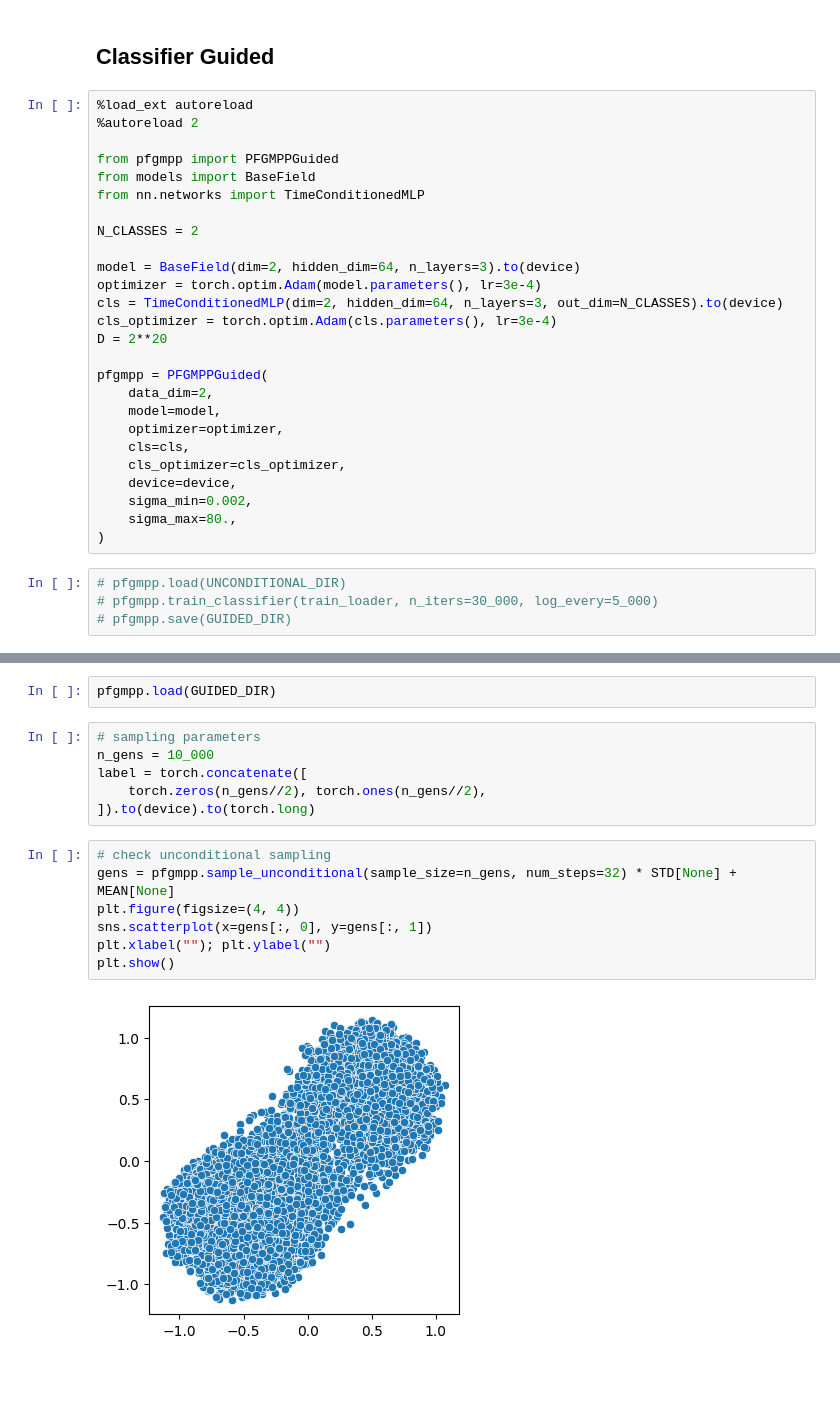
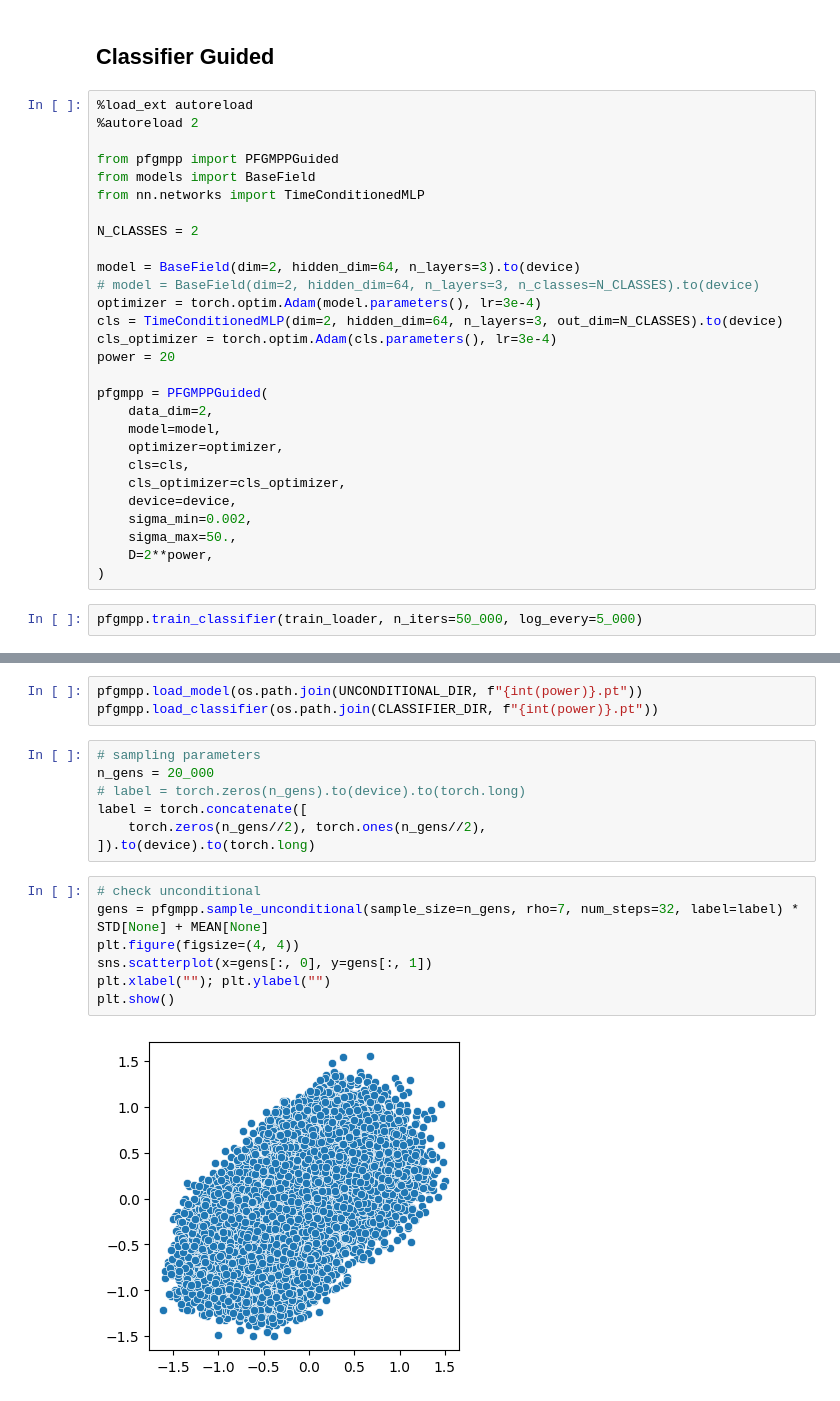
Before and after one commit to daniil-shlenskii/PFGMPP, a Jupyter notebook: run/toy.ipynb, the cells around one changed output, grey strips where cells are left out. Drawn from its saved outputs; the diff is of its cells as text.

Commit message:
guided pfgmpp working version

```diff
--- a/run/toy.ipynb
+++ b/run/toy.ipynb
@@ -191,10 +195,11 @@ from nn.networks import TimeConditionedMLP
 N_CLASSES = 2
 
 model = BaseField(dim=2, hidden_dim=64, n_layers=3).to(device)
+# model = BaseField(dim=2, hidden_dim=64, n_layers=3, n_classes=N_CLASSES).to(device)
 optimizer = torch.optim.Adam(model.parameters(), lr=3e-4)
 cls = TimeConditionedMLP(dim=2, hidden_dim=64, n_layers=3, out_dim=N_CLASSES).to(device)
 cls_optimizer = torch.optim.Adam(cls.parameters(), lr=3e-4)
-D = 2**20
+power = 20
 
 pfgmpp = PFGMPPGuided(
     data_dim=2,
@@ -204,9 +209,8 @@ pfgmpp = PFGMPPGuided(
     cls_optimizer=cls_optimizer,
     device=device,
     sigma_min=0.002,
-    sigma_max=80.,
+    sigma_max=50.,
+    D=2**power,
 )
 # %%
-# pfgmpp.load(UNCONDITIONAL_DIR)
-# pfgmpp.train_classifier(train_loader, n_iters=30_000, log_every=5_000)
-# pfgmpp.save(GUIDED_DIR)
+pfgmpp.train_classifier(train_loader, n_iters=50_000, log_every=5_000)
@@ -215,17 +219,19 @@ pfgmpp = PFGMPPGuided(
 # %%
-pfgmpp.load(GUIDED_DIR)
+pfgmpp.load_model(os.path.join(UNCONDITIONAL_DIR, f"{int(power)}.pt"))
+pfgmpp.load_classifier(os.path.join(CLASSIFIER_DIR, f"{int(power)}.pt"))
 # %%
 # sampling parameters
-n_gens = 10_000
+n_gens = 20_000
+# label = torch.zeros(n_gens).to(device).to(torch.long)
 label = torch.concatenate([
     torch.zeros(n_gens//2), torch.ones(n_gens//2),
 ]).to(device).to(torch.long)
 # %%
-# check unconditional sampling
-gens = pfgmpp.sample_unconditional(sample_size=n_gens, num_steps=32) * STD[None] + MEAN[None]
+# check unconditional
+gens = pfgmpp.sample_unconditional(sample_size=n_gens, rho=7, num_steps=32, label=label) * STD[None] + MEAN[None]
 plt.figure(figsize=(4, 4))
 sns.scatterplot(x=gens[:, 0], y=gens[:, 1])
 plt.xlabel(""); plt.ylabel("")
 plt.show()
 # %% [output]
-[figure, old version]
+[figure, new version]
```
Also changed, not shown: parts of 12 cells of this notebook, 1 other file.
